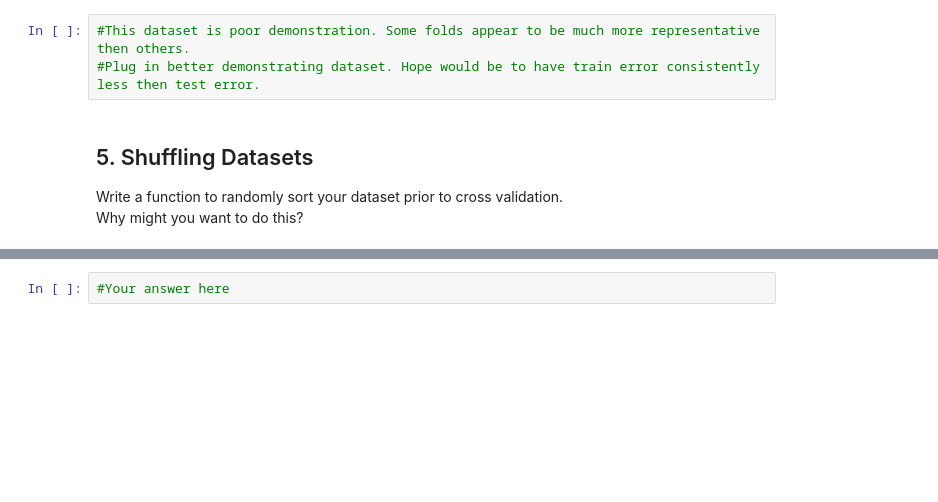
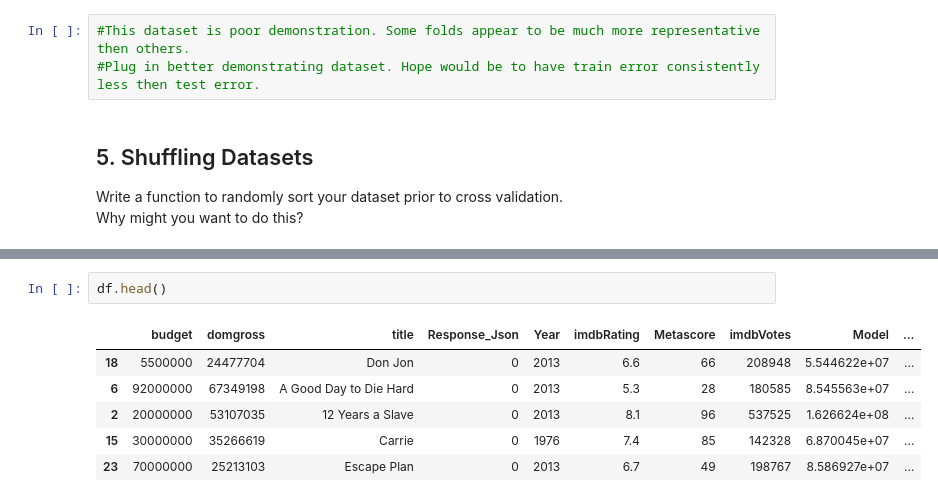
Before and after one commit to Ran-Tokman/ds-cross-validation-kfolds-nyc-ds-career-031119, a Jupyter notebook: index.ipynb, the cells around one changed output, grey strips where cells are left out. Drawn from its saved outputs; the diff is of its cells as text; blank space fills up the shorter version.

```diff
--- a/index.ipynb
+++ b/index.ipynb
@@ -149,2 +147,9 @@ SyntaxError: invalid syntax (<ipython-input-15-7ab9595c74f4>, line 1)
-# %%
-#Your answer here
+# %%
+df.head()
+# %% [output]
+|  | budget | domgross | title | Response_Json | Year | imdbRating | Metascore | imdbVotes | Model | ... |
+| 18 | 5500000 | 24477704 | Don Jon | 0 | 2013 | 6.6 | 66 | 208948 | 5.544622e+07 | ... |
+| 6 | 92000000 | 67349198 | A Good Day to Die Hard | 0 | 2013 | 5.3 | 28 | 180585 | 8.545563e+07 | ... |
+| 2 | 20000000 | 53107035 | 12 Years a Slave | 0 | 2013 | 8.1 | 96 | 537525 | 1.626624e+08 | ... |
+| 15 | 30000000 | 35266619 | Carrie | 0 | 1976 | 7.4 | 85 | 142328 | 6.870045e+07 | ... |
+| 23 | 70000000 | 25213103 | Escape Plan | 0 | 2013 | 6.7 | 49 | 198767 | 8.586927e+07 | ... |
```
Also changed, not shown: parts of 1 cell of this notebook.
